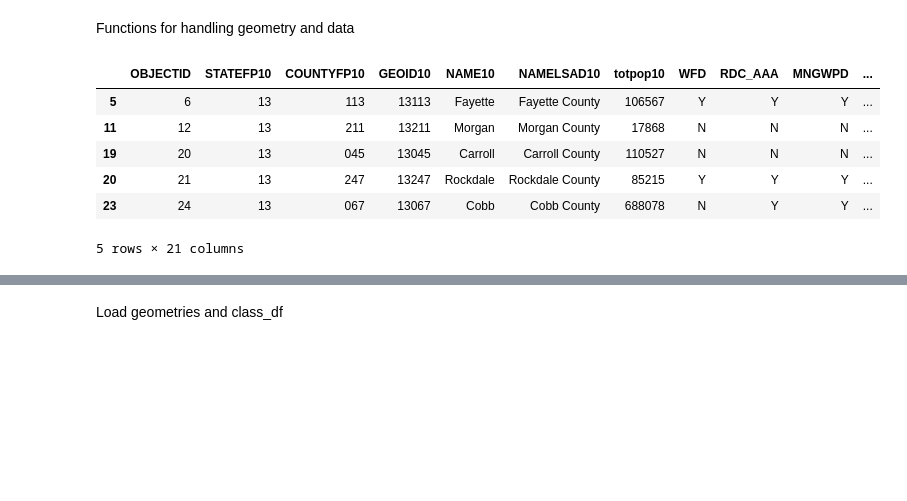
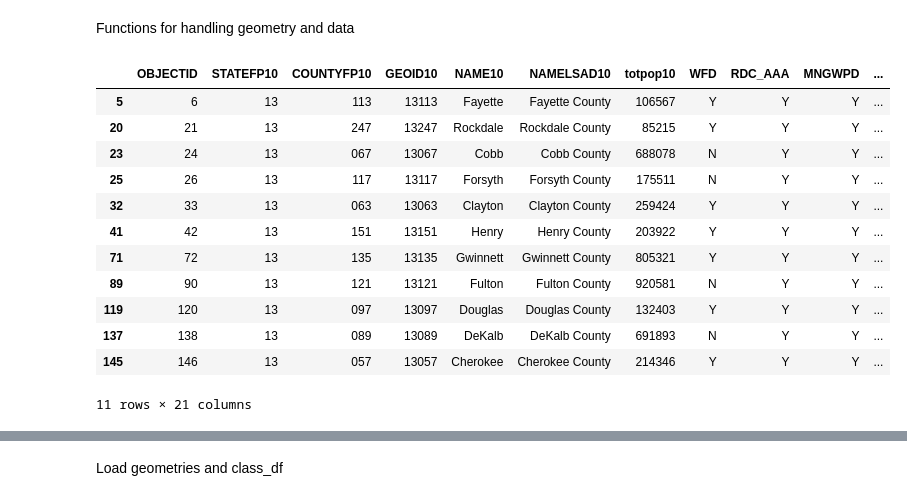
Before and after one commit to aday651/comp-journal, a Jupyter notebook: ajc-satellite/data-findings/atlanta-land-type.ipynb, the cells around one changed output, grey strips where cells are left out. Cells and saved outputs as stored; diff of their text form; code cells hidden in the pictures; blank space fills up the shorter version.

```diff
--- a/ajc-satellite/data-findings/atlanta-land-type.ipynb
+++ b/ajc-satellite/data-findings/atlanta-land-type.ipynb
@@ -127,19 +127,25 @@ larger_county_list = [
 ]
 
 # Loading shape files for counties and tracts within Georgia
-ga_counties = gpd.read_file("ga-counties/Counties_Georgia.shp")
-ga_tracts = gpd.read_file("ga-tracts-2019/tl_2019_13_tract.shp")
+ga_counties = gpd.read_file("../ga-counties/Counties_Georgia.shp")
+ga_tracts = gpd.read_file("../ga-tracts-2019/tl_2019_13_tract.shp")
 # %%
 at_counties = ga_counties[ga_counties["NAME10"].isin(county_list)]
-at_counties.head()
+at_counties
 # %% [output]
 |  | OBJECTID | STATEFP10 | COUNTYFP10 | GEOID10 | NAME10 | NAMELSAD10 | totpop10 | WFD | RDC_AAA | MNGWPD | ... |
 | 5 | 6 | 13 | 113 | 13113 | Fayette | Fayette County | 106567 | Y | Y | Y | ... |
-| 11 | 12 | 13 | 211 | 13211 | Morgan | Morgan County | 17868 | N | N | N | ... |
-| 19 | 20 | 13 | 045 | 13045 | Carroll | Carroll County | 110527 | N | N | N | ... |
 | 20 | 21 | 13 | 247 | 13247 | Rockdale | Rockdale County | 85215 | Y | Y | Y | ... |
 | 23 | 24 | 13 | 067 | 13067 | Cobb | Cobb County | 688078 | N | Y | Y | ... |
+| 25 | 26 | 13 | 117 | 13117 | Forsyth | Forsyth County | 175511 | N | Y | Y | ... |
+| 32 | 33 | 13 | 063 | 13063 | Clayton | Clayton County | 259424 | Y | Y | Y | ... |
+| 41 | 42 | 13 | 151 | 13151 | Henry | Henry County | 203922 | Y | Y | Y | ... |
+| 71 | 72 | 13 | 135 | 13135 | Gwinnett | Gwinnett County | 805321 | Y | Y | Y | ... |
+| 89 | 90 | 13 | 121 | 13121 | Fulton | Fulton County | 920581 | N | Y | Y | ... |
+| 119 | 120 | 13 | 097 | 13097 | Douglas | Douglas County | 132403 | Y | Y | Y | ... |
+| 137 | 138 | 13 | 089 | 13089 | DeKalb | DeKalb County | 691893 | N | Y | Y | ... |
+| 145 | 146 | 13 | 057 | 13057 | Cherokee | Cherokee County | 214346 | Y | Y | Y | ... |
-5 rows × 21 columns
+11 rows × 21 columns
 # %%
 # Merging info from the counties into ga_tracts, keeping
 # only the tracts that are within the counties of interest
```
Also changed, not shown: parts of 4 cells of this notebook, 13 other files.
